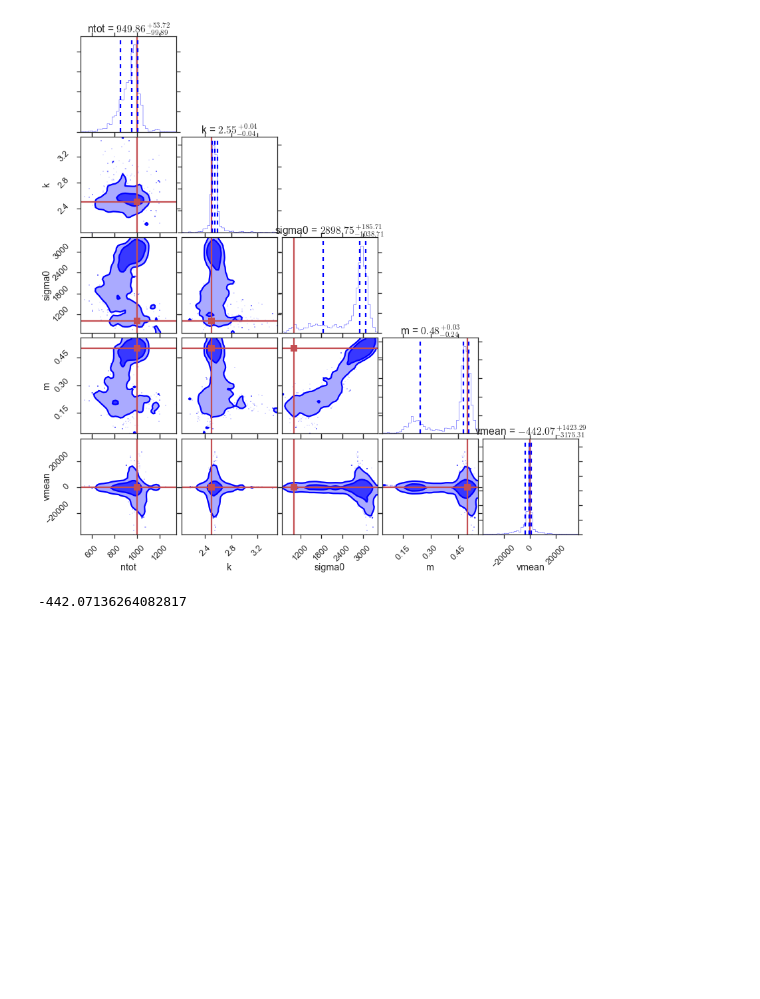
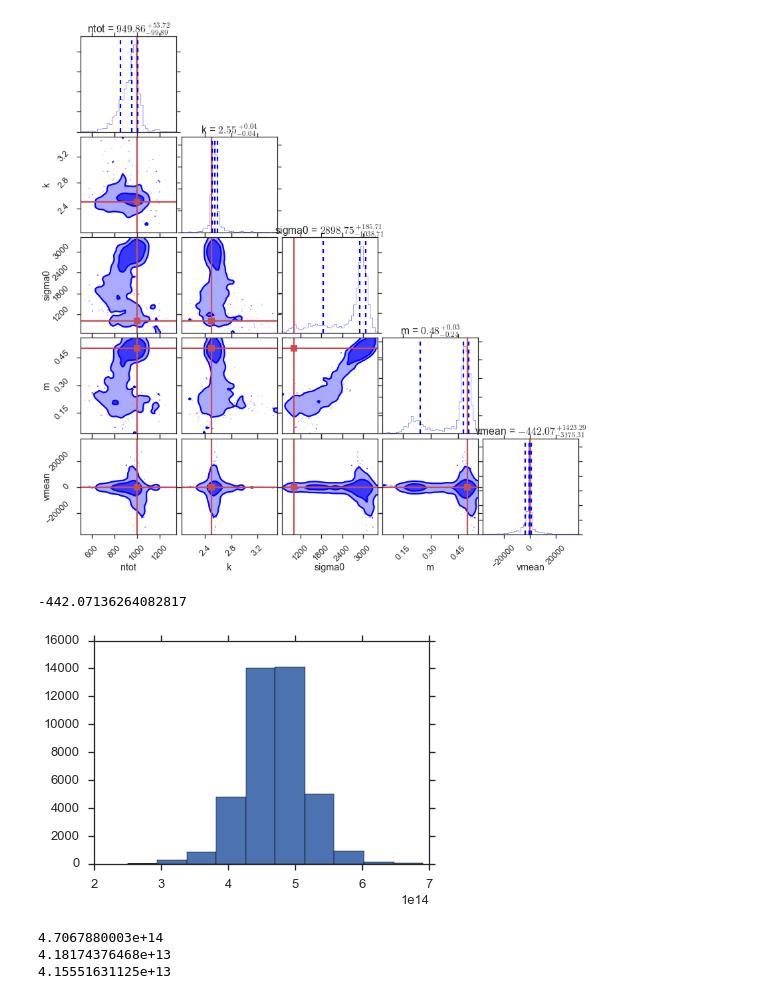
Before and after one commit to ondrejiayc/PH366_final_project, a Jupyter notebook: massProfileGeneration.ipynb, the cells around one changed output. Cells and saved outputs as stored; diff of their text form; code cells hidden in the pictures; blank space fills up the shorter version.

```diff
--- a/massProfileGeneration.ipynb
+++ b/massProfileGeneration.ipynb
@@ -80,3 +82,20 @@ plt.show()
 np.median(chain[:,4])
 # %% [output]
 -442.07136264082817
+# %%
+m=np.array([])
+
+for i in chain:
+    m=np.append(m,generateMassProfile(1.55e3,i[2],i[3],i[1]))
+
+a,b,c = plt.hist(m)
+# %% [output]
+[figure, added]
+# %%
+print np.percentile(m,50)
+print np.percentile(m,50)-np.percentile(m,16)
+print np.percentile(m,84)-np.percentile(m,50)
+# %% [output]
+4.7067880003e+14
+4.18174376468e+13
+4.15551631125e+13
```
Also changed, not shown: parts of 1 cell of this notebook.
